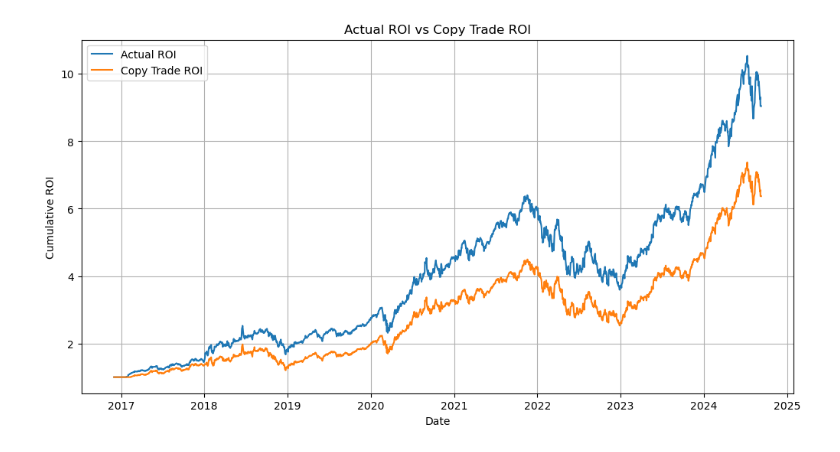
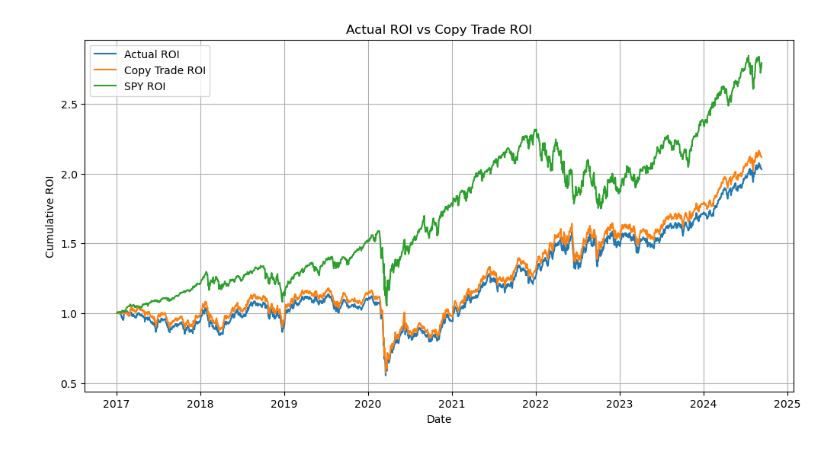
Before and after one commit to JeffersonWu25/politician-copy-trading, a Jupyter notebook: copy_trading.ipynb, the cells around one changed output. Saved outputs shown, nothing was run; the diff lists cells and outputs as text; code cells hidden in the pictures.

Commit message:
Create graph for copytrade portfolio and S&P500

```diff
--- a/copy_trading.ipynb
+++ b/copy_trading.ipynb
@@ -101,6 +107,6 @@ portfolio.head()
 # %%
 def holdings(trades, groupby_column = "TransactionDate"):
-    dates = yf.download("AAPL", start=cutoff_date, progress=False).index.strftime("%Y-%m-%d")
+    dates = yf.download("SPY", start=cutoff_date, end=end_date, auto_adjust=True, rounding=True, progress=False).index.strftime("%Y-%m-%d")
     dates = pd.to_datetime(dates)
 
     cumulative_holdings = defaultdict(int)
@@ -134,6 +140,6 @@ def holdings(trades, groupby_column = "TransactionDate"):
 myholdings = holdings(portfolio)
 myholdings.to_csv("myholdings.csv")
 # %%
-myholdings = myholdings.merge(stock_data, left_on=['Date', 'Ticker'], right_on=['Date', 'Ticker'])
+myholdings = myholdings.merge(stock_data, left_on=['Date', 'Ticker'], right_on=['Date', 'Ticker'], how="left")
 myholdings["StockValue"] = myholdings["StockAmount"] * myholdings["Close"]
-myholdings
+myholdings.to_csv("myholdingsmerged.csv")
@@ -153,0 +146,6 @@ myholdings
+# %%
+spy_data = yf.download("SPY", start=cutoff_date, end=end_date, auto_adjust=True, rounding=True, progress=False)
+spy_data["DailyROI"] = spy_data["Close"].pct_change().fillna(0) + 1.0
+spy_data["SPYCumROI"] = spy_data["DailyROI"].cumprod()
+spy_data.reset_index(inplace=True)
+spy_data
@@ -159,12 +171,11 @@ myholdings['TotalValue'] = myholdings.groupby('Date')['StockValue'].transform('s
 myholdings['WeightedROI'] = myholdings['StockValue'] / myholdings['TotalValue'] * myholdings['DailyROI']
 
 # Calculate portfolio ROI
-dates = yf.download("AAPL", start=cutoff_date, progress=False).index.strftime("%Y-%m-%d")
-dates = pd.to_datetime(dates)
-portfolio_roi = pd.DataFrame({'Date': dates})
+portfolio_roi = spy_data[["Date", "SPYCumROI"]]
+
 
 portfolio_roi = portfolio_roi.merge(myholdings.groupby('Date')['WeightedROI'].sum().reset_index(), on="Date", how="left")
-portfolio_roi.columns = ['Date', 'PortfolioROI']  # Rename the merged column
+portfolio_roi.columns = ['Date', "SPYCumROI", 'PortfolioROI']  # Rename the merged column
 portfolio_roi['PortfolioROI'] = portfolio_roi['PortfolioROI'].fillna(1.0)
 
 portfolio_roi["CumulativeROI"] = portfolio_roi["PortfolioROI"].cumprod()
@@ -205,12 +208,13 @@ plt.plot(portfolio_roi['Date'], portfolio_roi['CumulativeROI'])
 # %%
 plt.figure(figsize=(12, 6))
 plt.plot(portfolio_roi['Date'], portfolio_roi['CumulativeROI'], label='Actual ROI')
 plt.plot(portfolio_roi['Date'], portfolio_roi['CopyCumulativeROI'], label='Copy Trade ROI')
+plt.plot(portfolio_roi['Date'], portfolio_roi['SPYCumROI'], label='SPY ROI')
 plt.xlabel('Date')
 plt.ylabel('Cumulative ROI')
 plt.title('Actual ROI vs Copy Trade ROI')
 plt.legend()
 plt.grid(True)
 plt.show()
 # %% [output]
-[figure, old version]
+[figure, new version]
```
Also changed, not shown: parts of 13 cells of this notebook.
